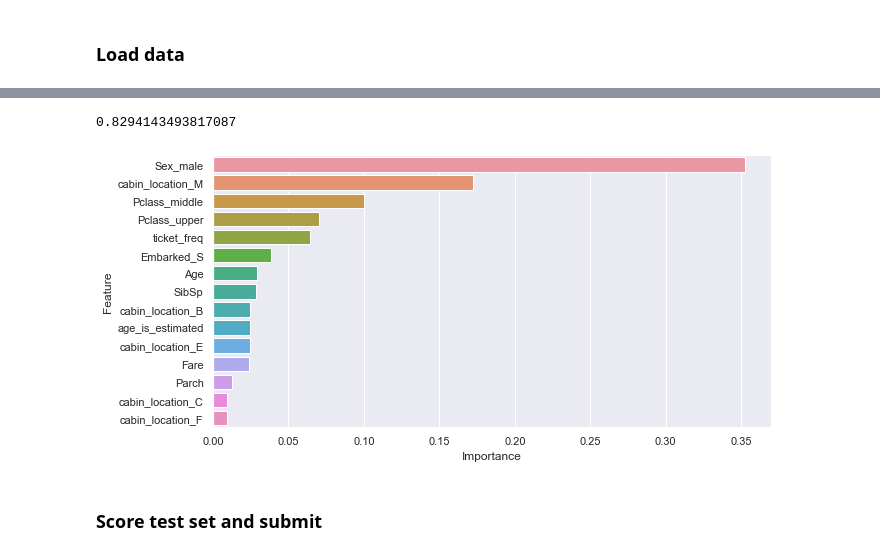
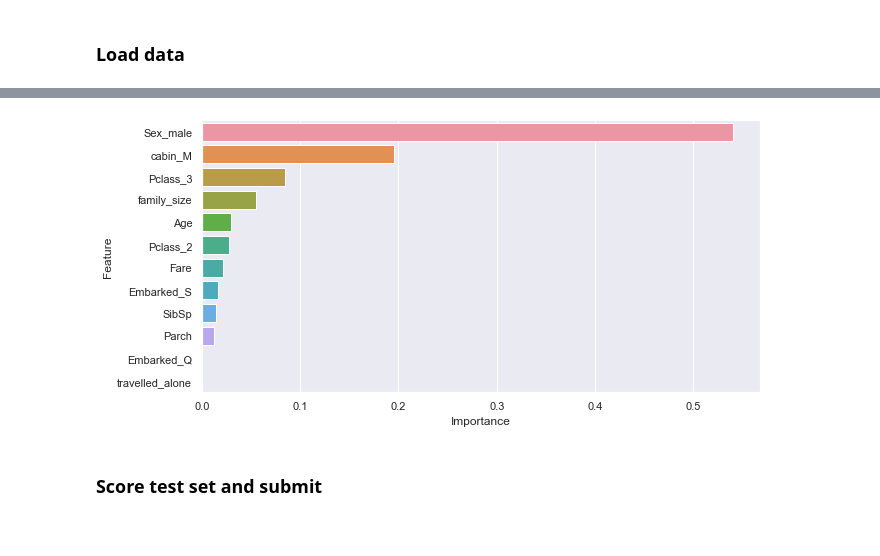
Before and after one commit to jdidcote/kaggle-competitions, a Jupyter notebook: Titanic/Titanic.ipynb, the cells around one changed output, grey strips where cells are left out. Drawn from its saved outputs; the diff is of its cells as text; code cells hidden in the pictures.

```diff
--- a/Titanic/Titanic.ipynb
+++ b/Titanic/Titanic.ipynb
@@ -193,4 +69,0 @@ df = impute_data(df)
-# %%
-def ohe(df):
-    return pd.get_dummies(df, drop_first=True)
-df = ohe(df)
@@ -216,0 +211,7 @@ baseline_performance = AutoMLBaseline(X, y, scoring="accuracy", n_cv=3).run_expe
+# %%
+%%capture
+train = preprocessing_pipeline(train, pipeline)
+test = preprocessing_pipeline(test, pipeline)
+# %%
+X, y = extract_x_y(train, "Survived")
+X.drop("PassengerId", axis=1, inplace=True)
@@ -297,0 +279,29 @@ for train_idx, test_idx in k_splits:
+# %%
+%%capture
+
+from sklearn.metrics import accuracy_score
+from sklearn.model_selection import cross_validate, KFold
+
+N_CV = 10
+kfold = KFold(n_splits=N_CV, shuffle=True)
+
+
+# xgb = XGBClassifier(**grid_search.best_params_)
+xgb = XGBClassifier(**{
+    'colsample_bytree': 0.7,
+    'learning_rate': 0.4,
+    'max_depth': 6,
+    'n_estimators': 12
+})
+train_accuracy, test_accuracy = [], []
+
+for train_idx, test_idx in kfold.split(X, y):
+    X_train, y_train = X.iloc[train_idx], y[train_idx]
+    X_test, y_test = X.iloc[test_idx], y[test_idx]
+
+    xgb.fit(X_train, y_train)
+    y_hat_train = xgb.predict(X_train)
+    y_hat_test = xgb.predict(X_test)
+
+    train_accuracy.append(accuracy_score(y_train, y_hat_train))
+    test_accuracy.append(accuracy_score(y_test, y_hat_test))
@@ -298,8 +323,6 @@ for train_idx, test_idx in k_splits:
 # %%
-print(cv_score)
-plot_importances(xgb, X.columns, 15)
+plot_importances(xgb, X.columns, 20)
 # %% [output]
-0.8294143493817087
-[figure, old version]
+[figure, new version]
 # %% [markdown]
 ### Score test set and submit
```
Also changed, not shown: parts of 65 cells of this notebook, 2 other files.
